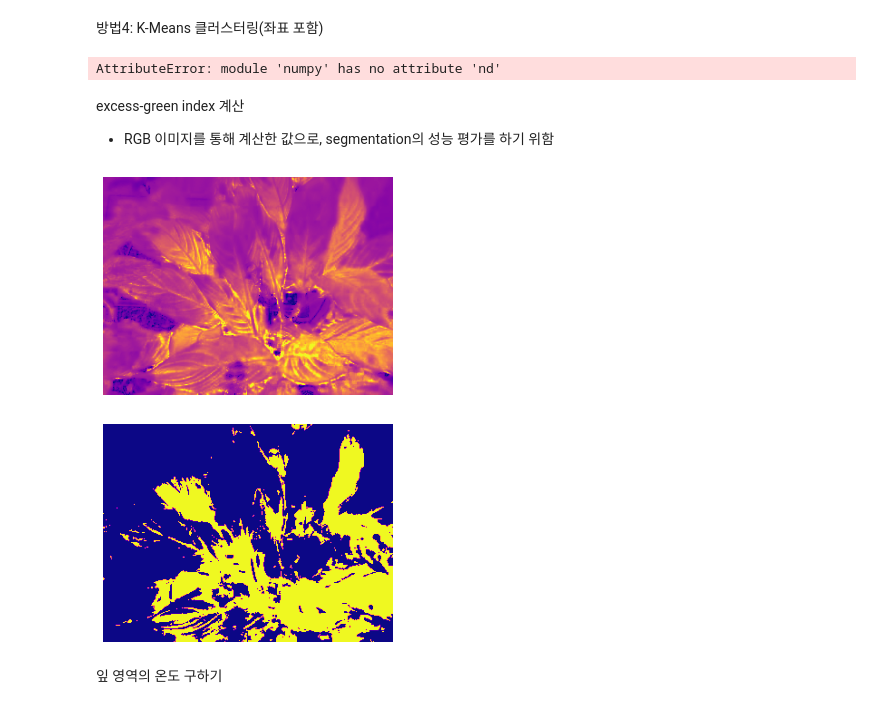
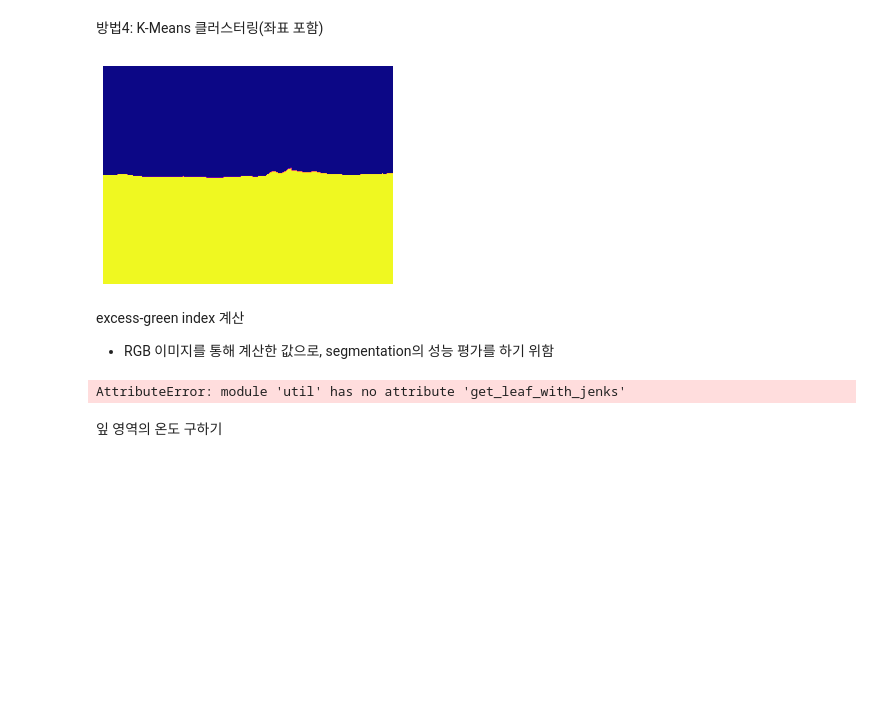
Before and after one commit to plming/infrared-leaf-segmentation, a Jupyter notebook: demo_lily.ipynb, the cells around one changed output. Saved outputs shown, nothing was run; the diff lists cells and outputs as text; code cells hidden in the pictures; blank space fills up the shorter version.

```diff
--- a/demo_lily.ipynb
+++ b/demo_lily.ipynb
@@ -83,49 +55,24 @@ plt.show()
 # %% [markdown]
 방법4: K-Means 클러스터링(좌표 포함)
-# %%
-import numpy as np
-
-ir_with_pos = np.zeros(shape=(HEIGHT, WIDTH))
-for row in range(HEIGHT):
-    for col in range(WIDTH):
-        ir_with_pos[row][col] = np.nd
-for row, col in np.ndindex(ir.shape):
-    ir_with_pos[row][col] = (row, col, ir[row][col])
-
-# 정규화
-ir_with_pos[:,:,0] /= HEIGHT
-ir_with_pos[:,:,1] /= WIDTH
-#ir_with_pos[:,:,2] /=
-
-
-ir_with_pos = np.float32(ir_with_pos).reshape(-1,3)
-criteria = (
-    cv2.TERM_CRITERIA_EPS, # type
-    10, # max_iter
-    0.001 # epsilon
-    )
-compactness, labels, centers = cv2.kmeans(data=ir_with_pos,
-                                          K=2,
-                                          bestLabels=None,
-                                          criteria=criteria,
-                                          attempts=100,
-                                          flags=cv2.KMEANS_RANDOM_CENTERS)
-
-plt.imshow(labels.reshape(HEIGHT, WIDTH))
-plt.show()
-# %% [output]
-AttributeError: module 'numpy' has no attribute 'nd'
+# %%
+import numpy as np
+import util
+
+predict = util.get_leaf_by_kmeans_with_coordination(ir)
+
+util.show_images(predict)
+# %% [output]
+[figure, added]
 # %% [markdown]
 excess-green index 계산
 * RGB 이미지를 통해 계산한 값으로, segmentation의 성능 평가를 하기 위함
 # %%
 exg = util.get_excess_green(rgb)
-label = util.get_leaf_with_jenks(exg)
+label = util.get_leaf_by_jenks(exg)
 
 util.show_images(exg, label)
 # %% [output]
-[figure, removed]
-[figure, removed]
+AttributeError: module 'util' has no attribute 'get_leaf_with_jenks'
 # %% [markdown]
 잎 영역의 온도 구하기
 # %%
```
Also changed, not shown: parts of 7 cells of this notebook, 3 other files.
